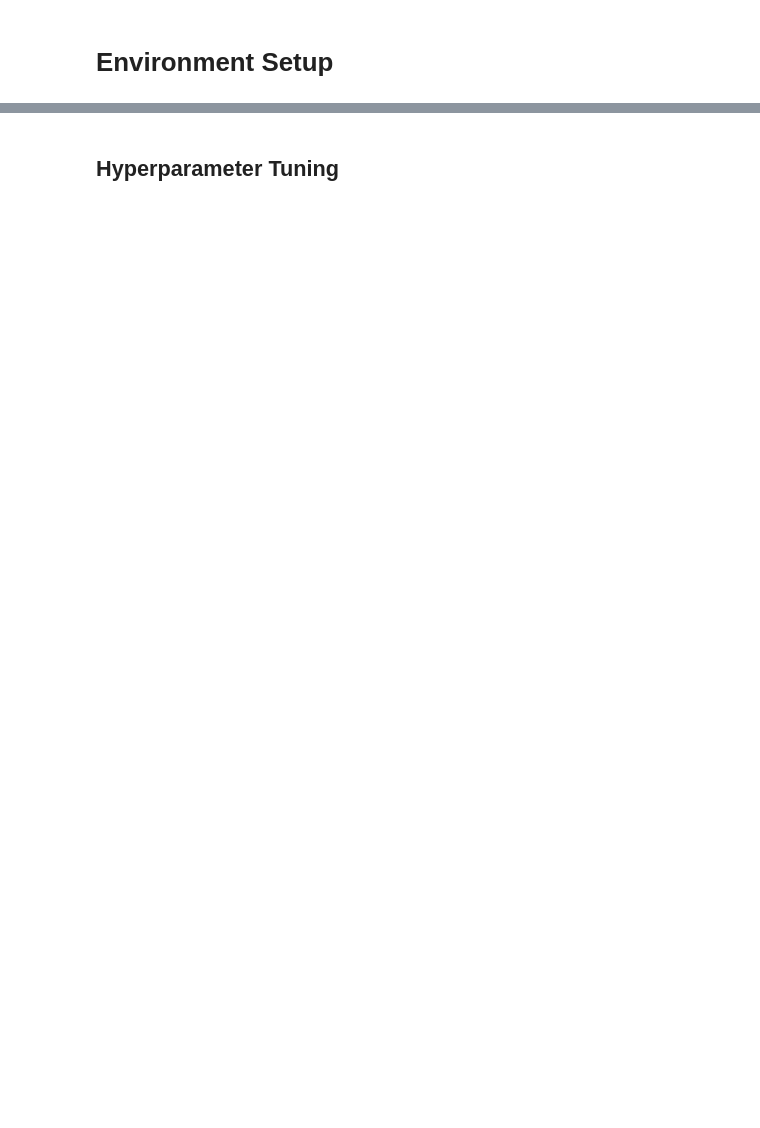
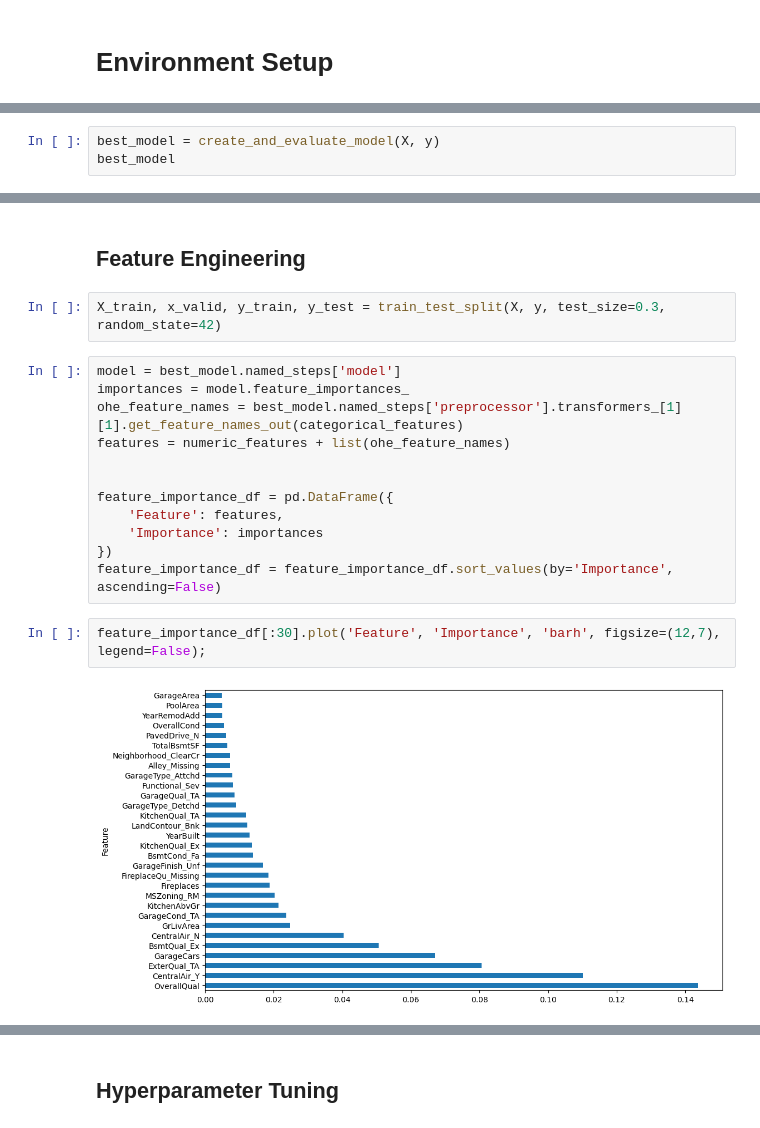
Before and after one commit to ericfflynn/predicting-house-prices-random-forest, a Jupyter notebook: Competition Notebook.ipynb, the cells around one changed output, grey strips where cells are left out. Drawn from its saved outputs; the diff is of its cells as text; blank space fills up the shorter version.

```diff
--- a/Competition Notebook.ipynb
+++ b/Competition Notebook.ipynb
@@ -58,0 +154,3 @@ print("Numeric:", len(numeric_features),"Categorical",len(categorical_features))
+# %%
+best_model = create_and_evaluate_model(X, y)
+best_model
@@ -58,0 +177,20 @@ print("Numeric:", len(numeric_features),"Categorical",len(categorical_features))
+# %% [markdown]
+## Feature Engineering
+# %%
+X_train, x_valid, y_train, y_test = train_test_split(X, y, test_size=0.3, random_state=42)
+# %%
+model = best_model.named_steps['model']
+importances = model.feature_importances_
+ohe_feature_names = best_model.named_steps['preprocessor'].transformers_[1][1].get_feature_names_out(categorical_features)
+features = numeric_features + list(ohe_feature_names)
+
+
+feature_importance_df = pd.DataFrame({
+    'Feature': features,
+    'Importance': importances
+})
+feature_importance_df = feature_importance_df.sort_values(by='Importance', ascending=False)
+# %%
+feature_importance_df[:30].plot('Feature', 'Importance', 'barh', figsize=(12,7), legend=False);
+# %% [output]
+[figure, added]
```
Also changed, not shown: parts of 79 cells of this notebook.
